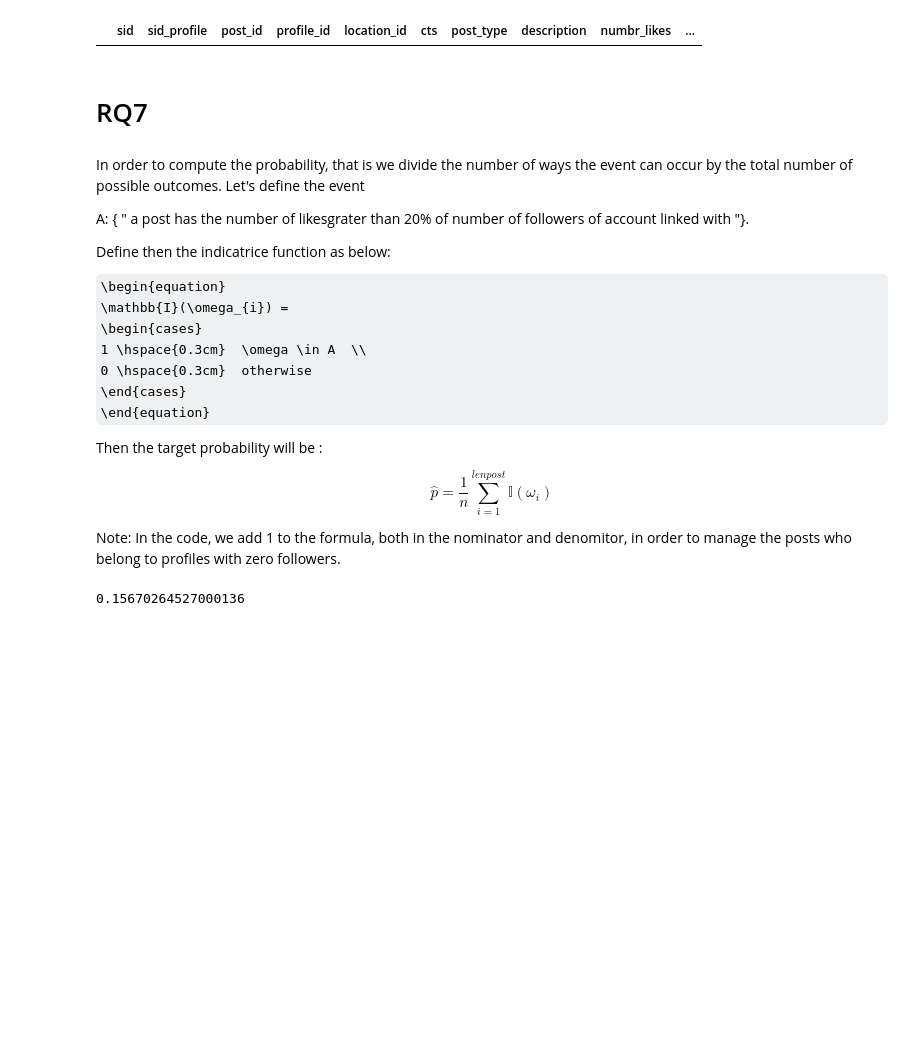
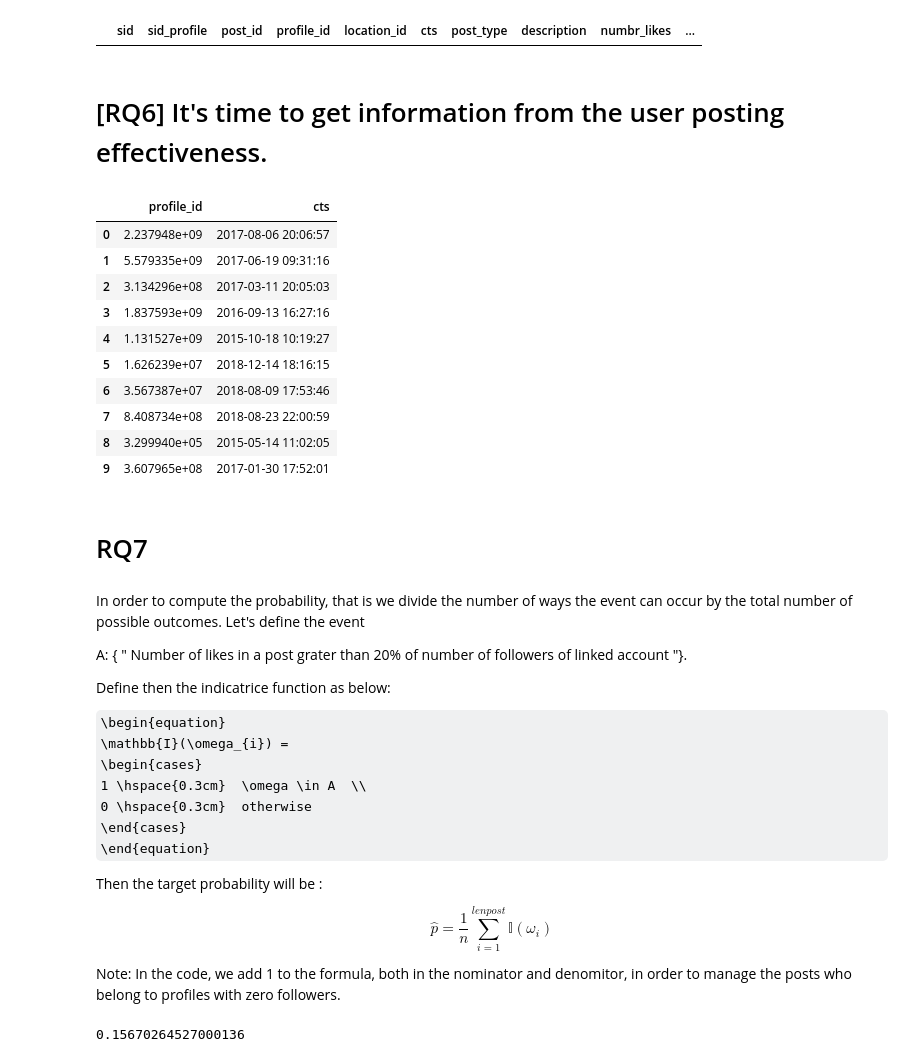
Before and after one commit to PaoloBarba/ADM_HW2, a Jupyter notebook: main.ipynb, the cells around one changed output. Saved outputs shown, nothing was run; the diff lists cells and outputs as text; code cells hidden in the pictures; some formulas as TeX source; blank space fills up the shorter version.

```diff
--- a/main.ipynb
+++ b/main.ipynb
@@ -295,3 +352,30 @@ posts_top_n(2)
 |  | sid | sid_profile | post_id | profile_id | location_id | cts | post_type | description | numbr_likes | ... |
 # %%
 profiles.sort_values(by=['n_posts'], ascending=False).head(5)
+# %% [markdown]
+# [RQ6] It's time to get information from the user posting effectiveness.
+# %%
+#What is the average time (days and minutes) a user lets pass before publishing another post?
+#Plot the top 3 users that publish posts more frequently (calculate the average time that passes between posts), including their amount of followers and following. Provide insights from that chart.
+
+file =("/content/drive/MyDrive/ADM_HW2/instagram_posts.csv" )
+posts = pd.read_csv(file, usecols= ['profile_id','cts'], sep='\t')
+
+time = pd.DataFrame(posts[['profile_id','cts']])
+
+
+time['cts']=pd.to_datetime(posts['cts'])
+
+time.head(10)
+# %% [output]
+|  | profile_id | cts |
+| 0 | 2.237948e+09 | 2017-08-06 20:06:57 |
+| 1 | 5.579335e+09 | 2017-06-19 09:31:16 |
+| 2 | 3.134296e+08 | 2017-03-11 20:05:03 |
+| 3 | 1.837593e+09 | 2016-09-13 16:27:16 |
+| 4 | 1.131527e+09 | 2015-10-18 10:19:27 |
+| 5 | 1.626239e+07 | 2018-12-14 18:16:15 |
+| 6 | 3.567387e+07 | 2018-08-09 17:53:46 |
+| 7 | 8.408734e+08 | 2018-08-23 22:00:59 |
+| 8 | 3.299940e+05 | 2015-05-14 11:02:05 |
+| 9 | 3.607965e+08 | 2017-01-30 17:52:01 |
@@ -301,7 +412,7 @@ profiles.sort_values(by=['n_posts'], ascending=False).head(5)
 In order to compute the probability, that is we divide the number of ways the event can occur by the total number of possible outcomes.
 Let's define the event
 
-A: { " a post has the number of likesgrater than 20% of number of followers of  account linked with "}.
+A: { " Number of likes in a post grater than 20% of number of followers of linked account "}.
 
 Define then the indicatrice function as below:
 
```
Also changed, not shown: parts of 35 cells of this notebook.
